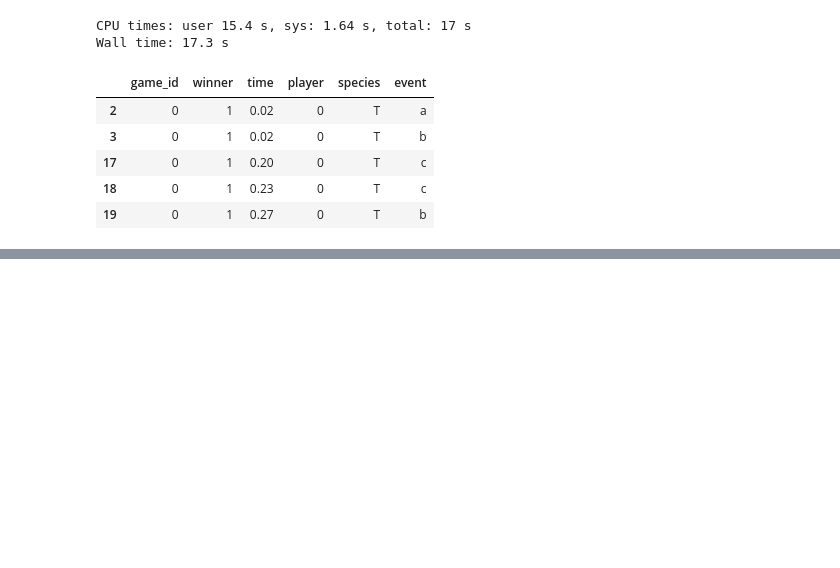
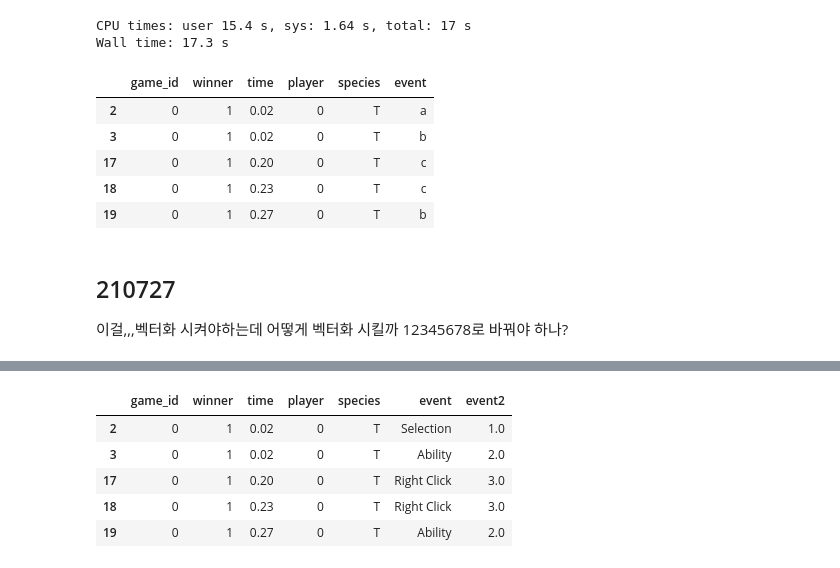
Before and after one commit to Yoonyoung-Cho/things, a Jupyter notebook: Sequence practice.ipynb, the cells around one changed output, grey strips where cells are left out. Drawn from its saved outputs; the diff is of its cells as text; code cells hidden in the pictures; blank space fills up the shorter version.

```diff
--- a/Sequence practice.ipynb
+++ b/Sequence practice.ipynb
@@ -374,3 +370,7 @@ noCam.head() #자 이걸 어떻게,,어떻게하지?
 | 17 | 0 | 1 | 0.20 | 0 | T | c |
 | 18 | 0 | 1 | 0.23 | 0 | T | c |
 | 19 | 0 | 1 | 0.27 | 0 | T | b |
+# %% [markdown]
+## 210727
+
+이걸,,,벡터화 시켜야하는데 어떻게 벡터화 시킬까 12345678로 바꿔야 하나?
@@ -376,0 +379,13 @@ noCam.head() #자 이걸 어떻게,,어떻게하지?
+# %%
+%%time
+
+noCam.loc[(noCam.event=='Selection'),'event2'] = 1
+noCam.loc[(noCam.event=='Ability'),'event2'] = 2
+noCam.loc[(noCam.event=='Right Click'),'event2'] = 3
+noCam.loc[(noCam.event=='SetControlGroup'),'event2'] = 4
+noCam.loc[(noCam.event=='GetControlGroup'),'event2'] = 5
+noCam.loc[(noCam.event=='AddToControlGroup'),'event2'] = 6
+noCam.loc[(noCam.event=='ControlGrou'),'event2'] = 7
+
+noCam.head()
+# %% [output]
@@ -376,0 +394,6 @@ noCam.head() #자 이걸 어떻게,,어떻게하지?
+|  | game_id | winner | time | player | species | event | event2 |
+| 2 | 0 | 1 | 0.02 | 0 | T | Selection | 1.0 |
+| 3 | 0 | 1 | 0.02 | 0 | T | Ability | 2.0 |
+| 17 | 0 | 1 | 0.20 | 0 | T | Right Click | 3.0 |
+| 18 | 0 | 1 | 0.23 | 0 | T | Right Click | 3.0 |
+| 19 | 0 | 1 | 0.27 | 0 | T | Ability | 2.0 |
```
Also changed, not shown: parts of 13 cells of this notebook, 2 other files.
